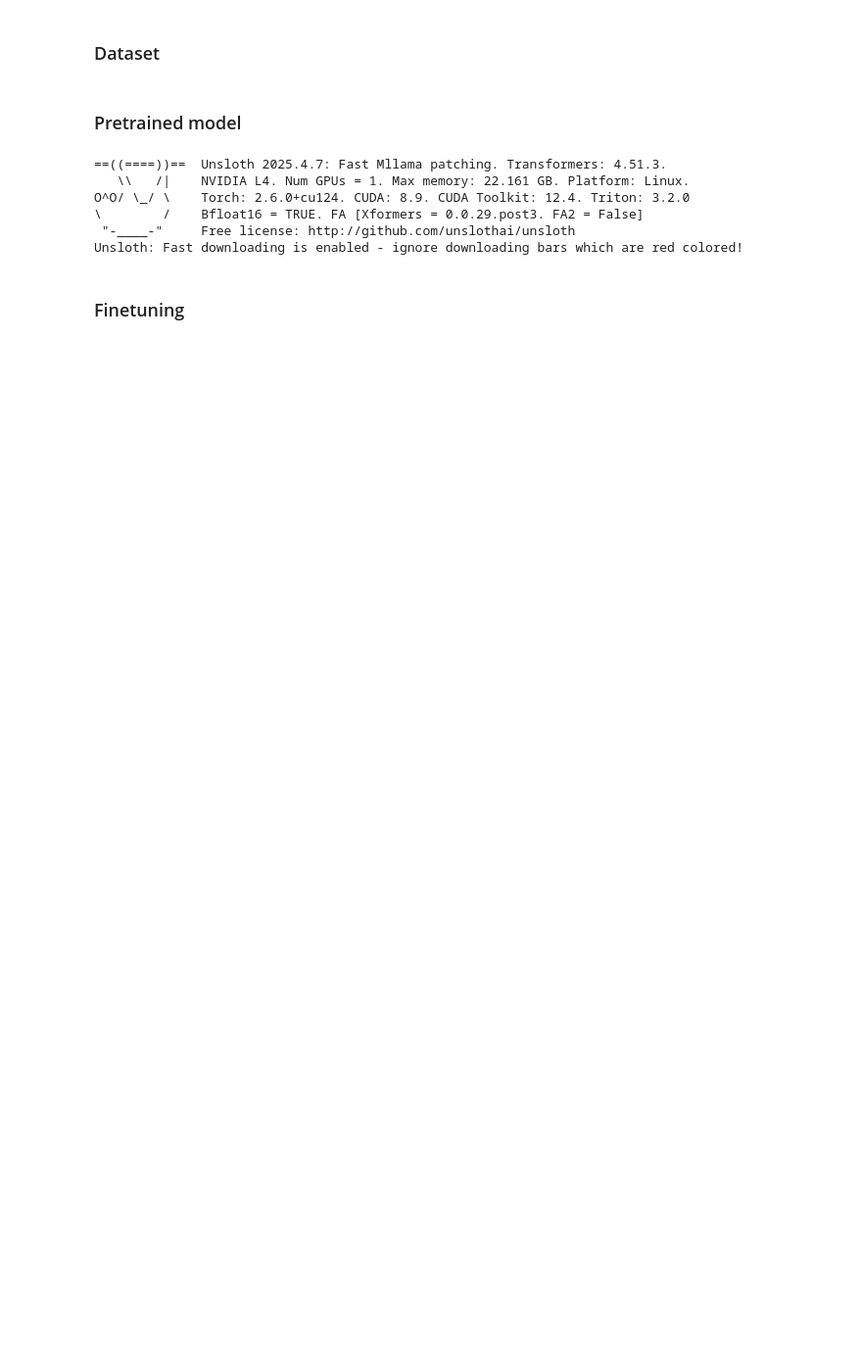
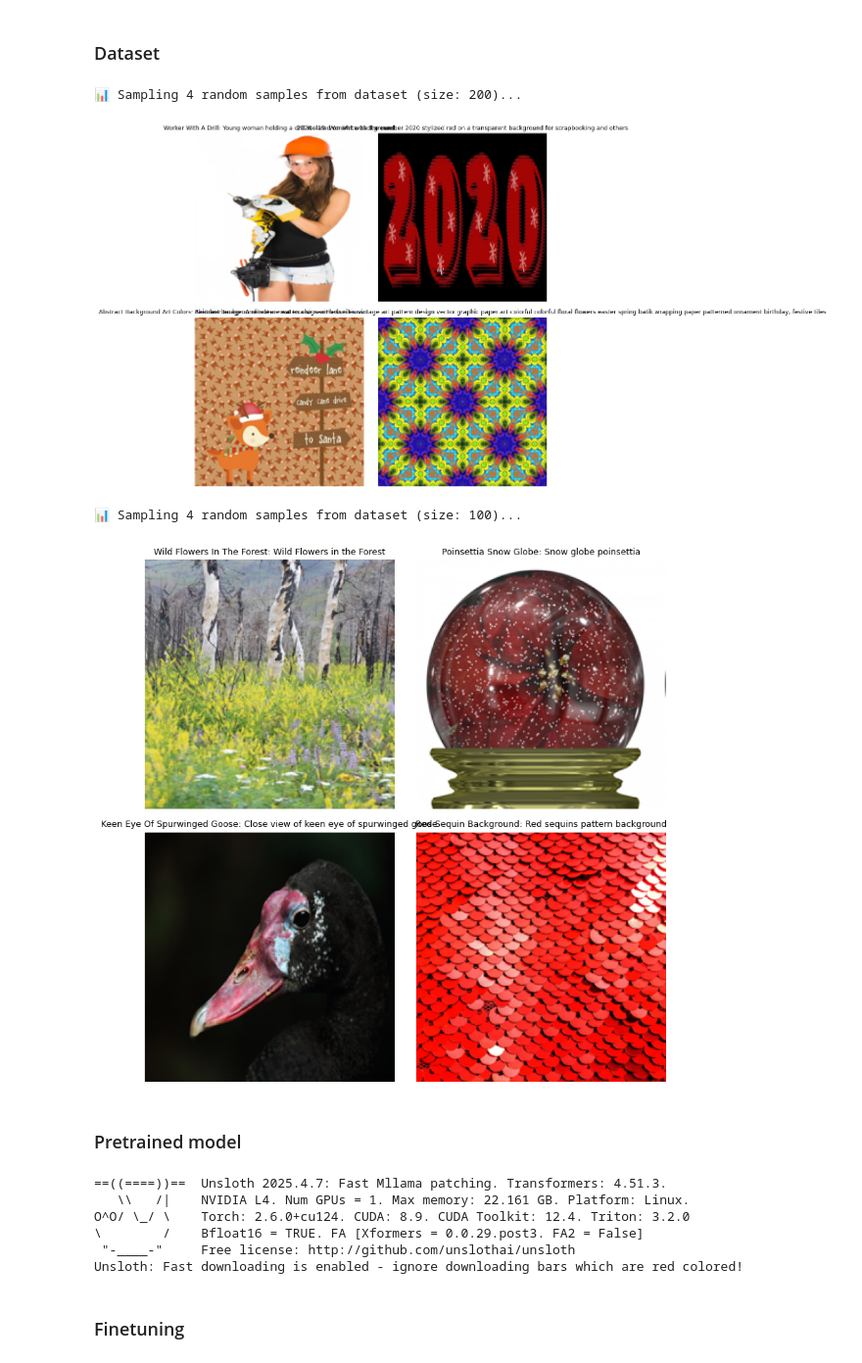
Before and after one commit to wilbur1240/dl-2025-spring, a Jupyter notebook: DL_HW2/3/hw2_3.ipynb, the cells around one changed output. Shown at 98% size. Cells and saved outputs as stored; diff of their text form; code cells hidden in the pictures; blank space fills up the shorter version.

```diff
--- a/DL_HW2/3/hw2_3.ipynb
+++ b/DL_HW2/3/hw2_3.ipynb
@@ -80,3 +131,11 @@ test_ds = Dataset.from_pandas(test_df[['idx', 'image']], features=features_test)
+# %%
+show_random_samples(train_ds, num_samples=4, cols=2)
+show_random_samples(valid_ds, num_samples=4, cols=2)
+# %% [output]
+📊 Sampling 4 random samples from dataset (size: 200)...
+[figure, added]
+📊 Sampling 4 random samples from dataset (size: 100)...
+[figure, added]
 # %% [markdown]
 ### Pretrained model
 # %%
```
Also changed, not shown: parts of 16 cells of this notebook.
